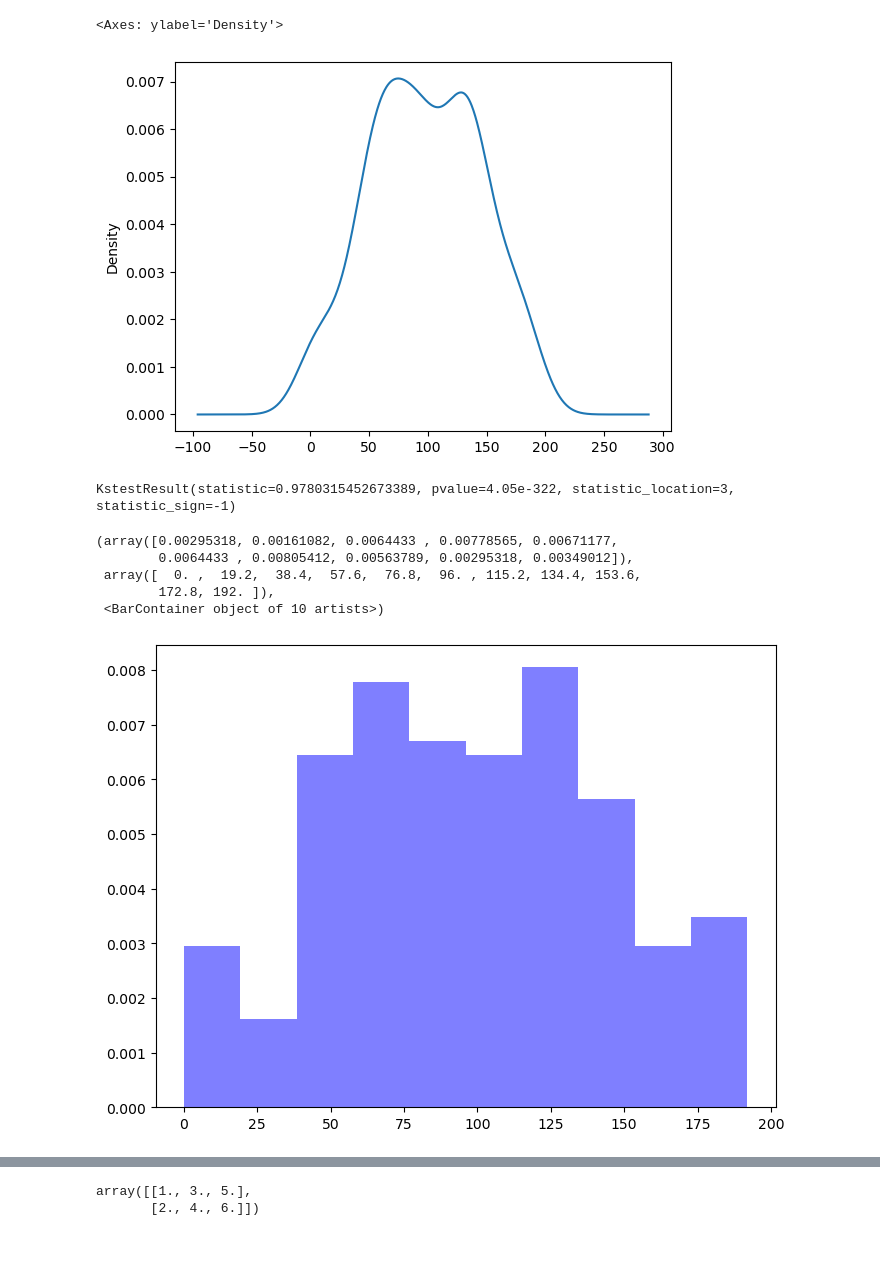
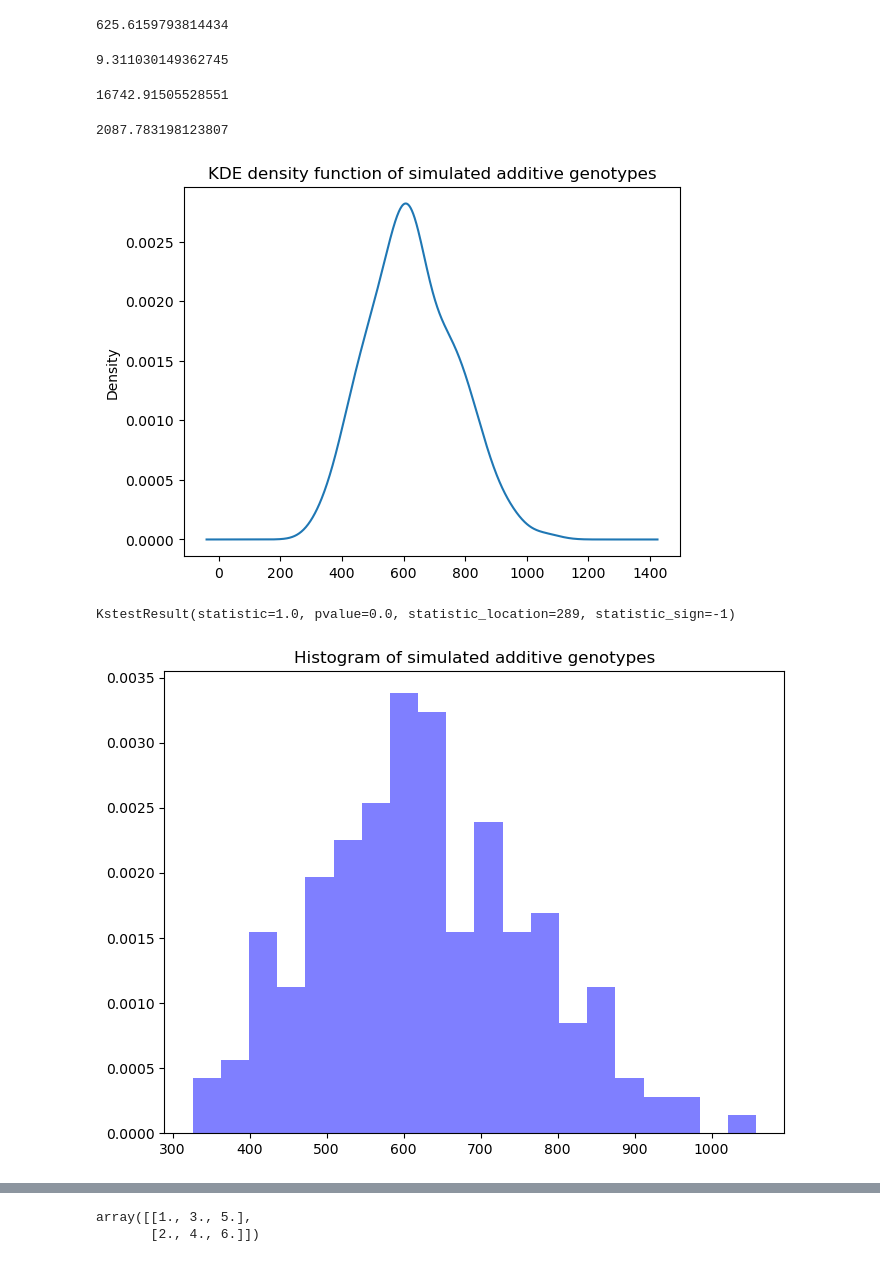
Before and after one commit to Phlup/Masterarbeit, a Jupyter notebook: code/Windows/genotype_sim.ipynb, the cells around one changed output, grey strips where cells are left out. Drawn from its saved outputs; the diff is of its cells as text; code cells hidden in the pictures.

Commit message:
Finish genotype simulation

```diff
--- a/code/Windows/genotype_sim.ipynb
+++ b/code/Windows/genotype_sim.ipynb
@@ -170,0 +45,3 @@ genotypes
+# %%
+whole_sim = genotype_simulation(genetic_map = genmap, parent_genos = parent_genos, ref_allele = ref_allele,
+                                founder_list = list(["B73", "CML103"]), offspring = 194, selfing_genos = 5)
@@ -185,0 +91,9 @@ geno_add.sum(axis = 1).var()
+# %%
+#get mean and sd + variance of simulation replicates
+mean = []
+var = []
+for i in range(0,10):
+    whole_sim = genotype_simulation(genetic_map = genmap, parent_genos = parent_genos, ref_allele = ref_allele,
+                                founder_list = list(["B73", "B97"]), offspring = 194, selfing_genos = 5)
+    mean.append(whole_sim.sum(axis = 1).mean())
+    var.append(whole_sim.sum(axis = 1).var())
@@ -186,20 +118,34 @@ geno_add.sum(axis = 1).var()
+# %%
+np.mean(mean)
+# %% [output]
+625.6159793814434
+# %%
+np.std(mean)
+# %% [output]
+9.311030149362745
+# %%
+np.mean(var)
+# %% [output]
+16742.91505528551
+# %%
+np.std(var)
+# %% [output]
+2087.783198123807
 # %%
-geno_add.sum(axis = 1).plot.kde()
+whole_sim.sum(axis = 1).plot.kde()
+plt.title("KDE density function of simulated additive genotypes")
+plt.savefig("plots/KDE_sim.png")
 # %% [output]
-<Axes: ylabel='Density'>
-[figure, old version]
+[figure, new version]
 # %%
-stats.kstest(geno_add.sum(axis = 1), "norm")
+stats.kstest(whole_sim.sum(axis = 1), "norm")
 # %% [output]
-KstestResult(statistic=0.9780315452673389, pvalue=4.05e-322, statistic_location=3, statistic_sign=-1)
+KstestResult(statistic=1.0, pvalue=0.0, statistic_location=289, statistic_sign=-1)
 # %%
 #plt density of additive genotypes
 plt.figure(figsize = (8,6))
-plt.hist(geno_add.sum(axis = 1), bins = 10, density = True, alpha = 0.5, color = "b")
+plt.hist(whole_sim.sum(axis = 1), bins = 20, density = True, alpha = 0.5, color = "b")
+plt.title("Histogram of simulated additive genotypes")
+plt.savefig("plots/Hist_sim.png")
 # %% [output]
-(array([0.00295318, 0.00161082, 0.0064433 , 0.00778565, 0.00671177,
-        0.0064433 , 0.00805412, 0.00563789, 0.00295318, 0.00349012]),
- array([  0. ,  19.2,  38.4,  57.6,  76.8,  96. , 115.2, 134.4, 153.6,
-        172.8, 192. ]),
- <BarContainer object of 10 artists>)
-[figure, old version]
+[figure, new version]
```
Also changed, not shown: parts of 28 cells of this notebook, 11 other files.
